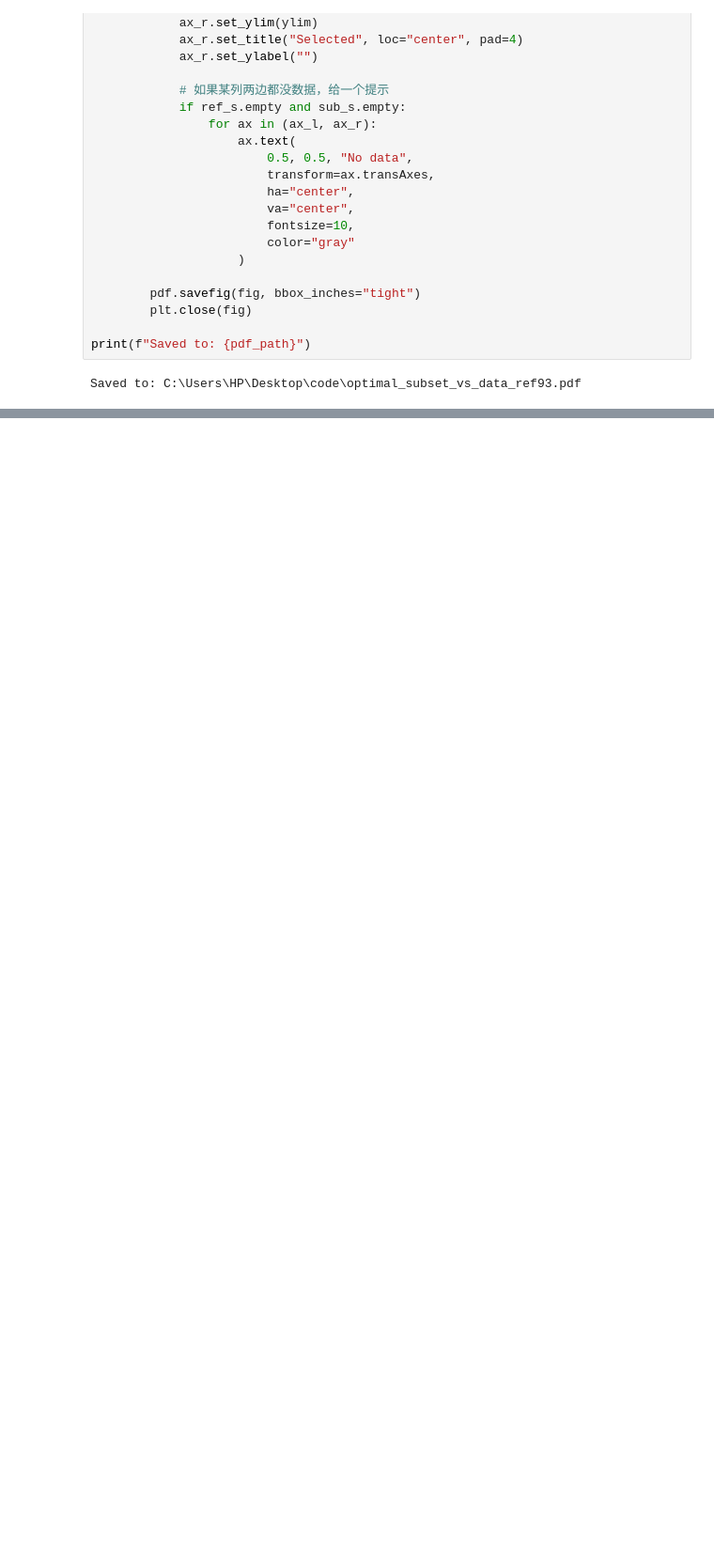
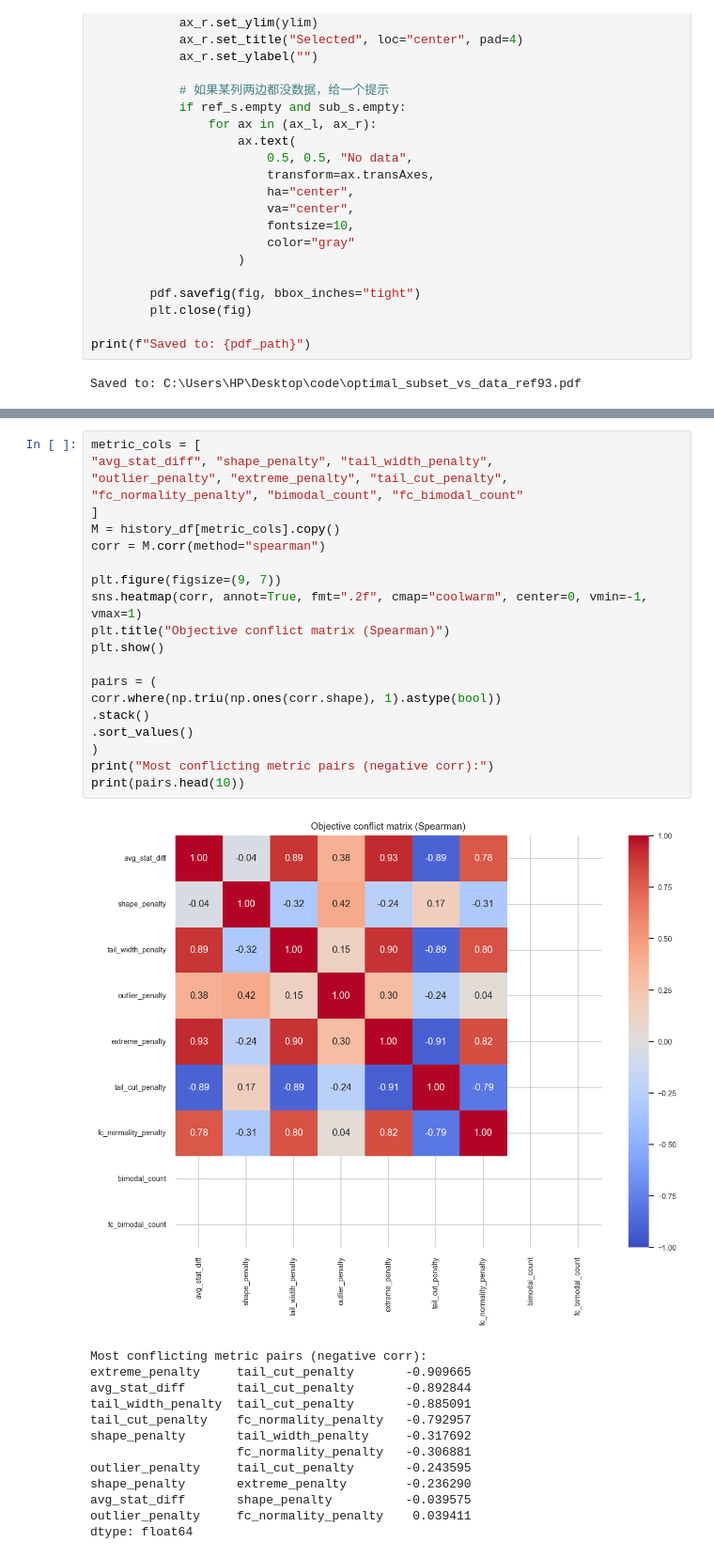
Before and after one commit to YEYANGQING602/Math-and-Statistic, a Jupyter notebook: 666.ipynb, the cells around one changed output, grey strips where cells are left out. Shown at 94% size. Drawn from its saved outputs; the diff is of its cells as text; blank space fills up the shorter version.

```diff
--- a/666.ipynb
+++ b/666.ipynb
@@ -1473,0 +1532,35 @@ Saved to: C:\Users\HP\Desktop\code\optimal_subset_vs_data_ref93.pdf
+# %%
+metric_cols = [
+"avg_stat_diff", "shape_penalty", "tail_width_penalty",
+"outlier_penalty", "extreme_penalty", "tail_cut_penalty",
+"fc_normality_penalty", "bimodal_count", "fc_bimodal_count"
+]
+M = history_df[metric_cols].copy()
+corr = M.corr(method="spearman")
+
+plt.figure(figsize=(9, 7))
+sns.heatmap(corr, annot=True, fmt=".2f", cmap="coolwarm", center=0, vmin=-1, vmax=1)
+plt.title("Objective conflict matrix (Spearman)")
+plt.show()
+
+pairs = (
+corr.where(np.triu(np.ones(corr.shape), 1).astype(bool))
+.stack()
+.sort_values()
+)
+print("Most conflicting metric pairs (negative corr):")
+print(pairs.head(10))
+# %% [output]
+[figure, added]
+Most conflicting metric pairs (negative corr):
+extreme_penalty     tail_cut_penalty       -0.909665
+avg_stat_diff       tail_cut_penalty       -0.892844
+tail_width_penalty  tail_cut_penalty       -0.885091
+tail_cut_penalty    fc_normality_penalty   -0.792957
+shape_penalty       tail_width_penalty     -0.317692
+                    fc_normality_penalty   -0.306881
+outlier_penalty     tail_cut_penalty       -0.243595
+shape_penalty       extreme_penalty        -0.236290
+avg_stat_diff       shape_penalty          -0.039575
+outlier_penalty     fc_normality_penalty    0.039411
+dtype: float64
```
Also changed, not shown: parts of 7 cells of this notebook.
